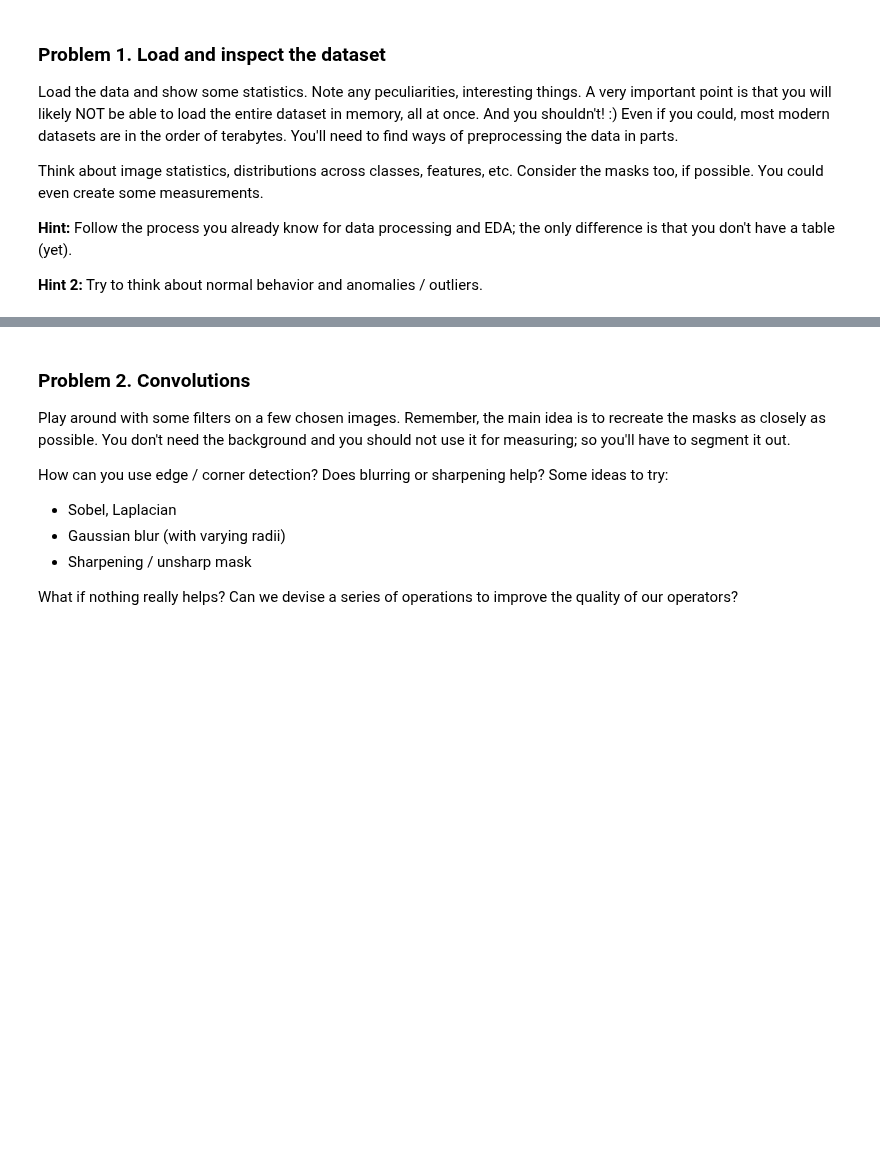
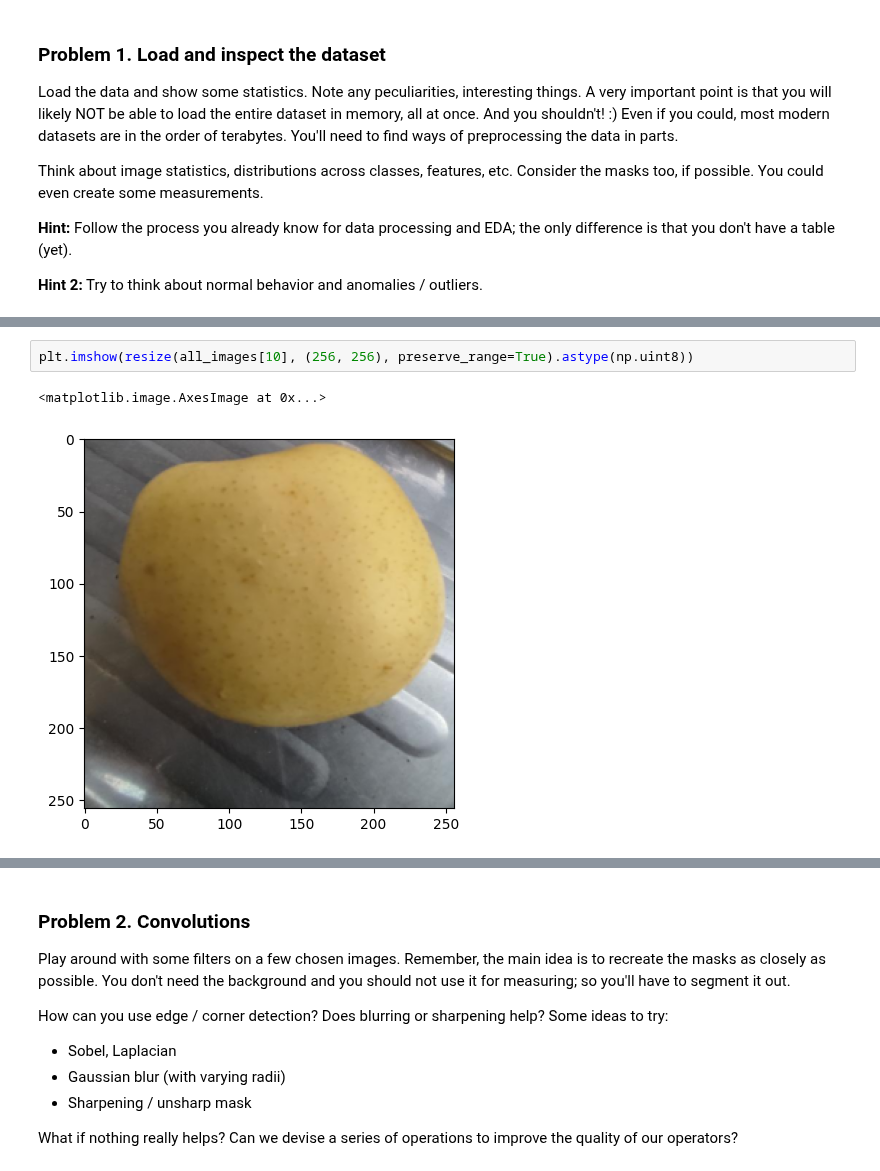
Before and after one commit to PlamenPlamenovStanchev/Data-Science, a Jupyter notebook: Working with Images/Working with Images Exercise.ipynb, the cells around one changed output, grey strips where cells are left out. Drawn from its saved outputs; the diff is of its cells as text; blank space fills up the shorter version.

```diff
--- a/Working with Images/Working with Images Exercise.ipynb
+++ b/Working with Images/Working with Images Exercise.ipynb
@@ -18,0 +374,5 @@ Think about image statistics, distributions across classes, features, etc. Consi
+# %%
+plt.imshow(resize(all_images[10], (256, 256), preserve_range=True).astype(np.uint8))
+# %% [output]
+<matplotlib.image.AxesImage at 0x...>
+[figure, added]
```
Also changed, not shown: parts of 100 cells of this notebook, 5 other files.
